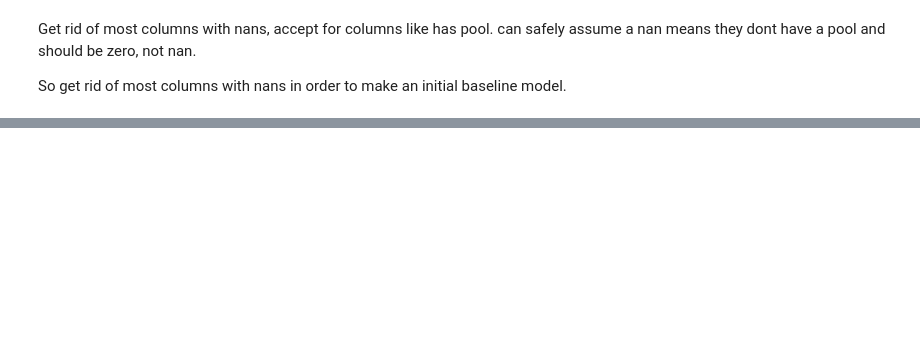
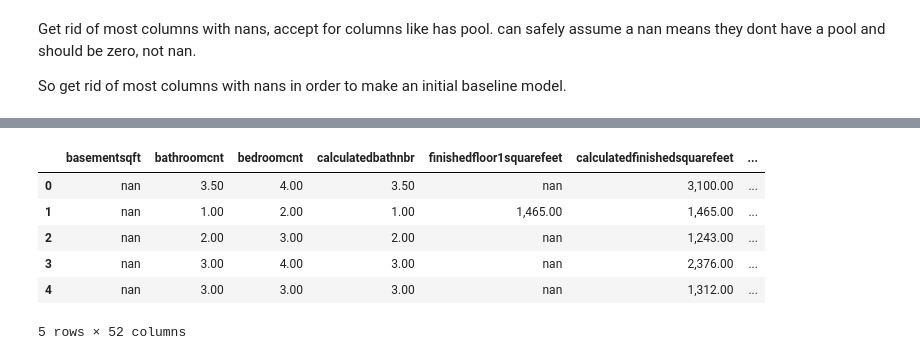
Before and after one commit to Jeff-Hutchins/ds-methodologies-exercises, a Jupyter notebook: clustering/zillow.ipynb, the cells around one changed output, grey strips where cells are left out. Saved outputs shown, nothing was run; the diff lists cells and outputs as text; code cells hidden in the pictures; blank space fills up the shorter version.

```diff
--- a/clustering/zillow.ipynb
+++ b/clustering/zillow.ipynb
@@ -237,0 +244,10 @@ So get rid of most columns with nans in order to make an initial baseline model.
+# %%
+df.head()
+# %% [output]
+|  | basementsqft | bathroomcnt | bedroomcnt | calculatedbathnbr | finishedfloor1squarefeet | calculatedfinishedsquarefeet | ... |
+| 0 | nan | 3.50 | 4.00 | 3.50 | nan | 3,100.00 | ... |
+| 1 | nan | 1.00 | 2.00 | 1.00 | 1,465.00 | 1,465.00 | ... |
+| 2 | nan | 2.00 | 3.00 | 2.00 | nan | 1,243.00 | ... |
+| 3 | nan | 3.00 | 4.00 | 3.00 | nan | 2,376.00 | ... |
+| 4 | nan | 3.00 | 3.00 | 3.00 | nan | 1,312.00 | ... |
+5 rows × 52 columns
```
Also changed, not shown: parts of 24 cells of this notebook, 6 other files.
